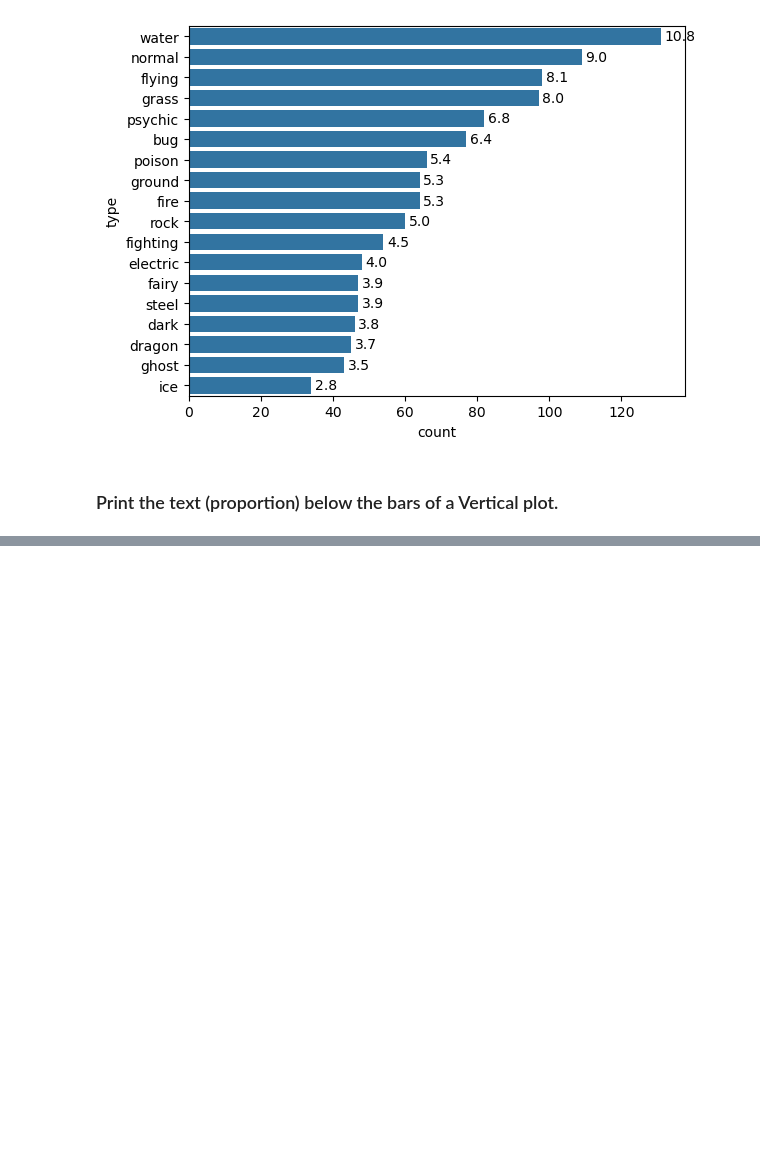
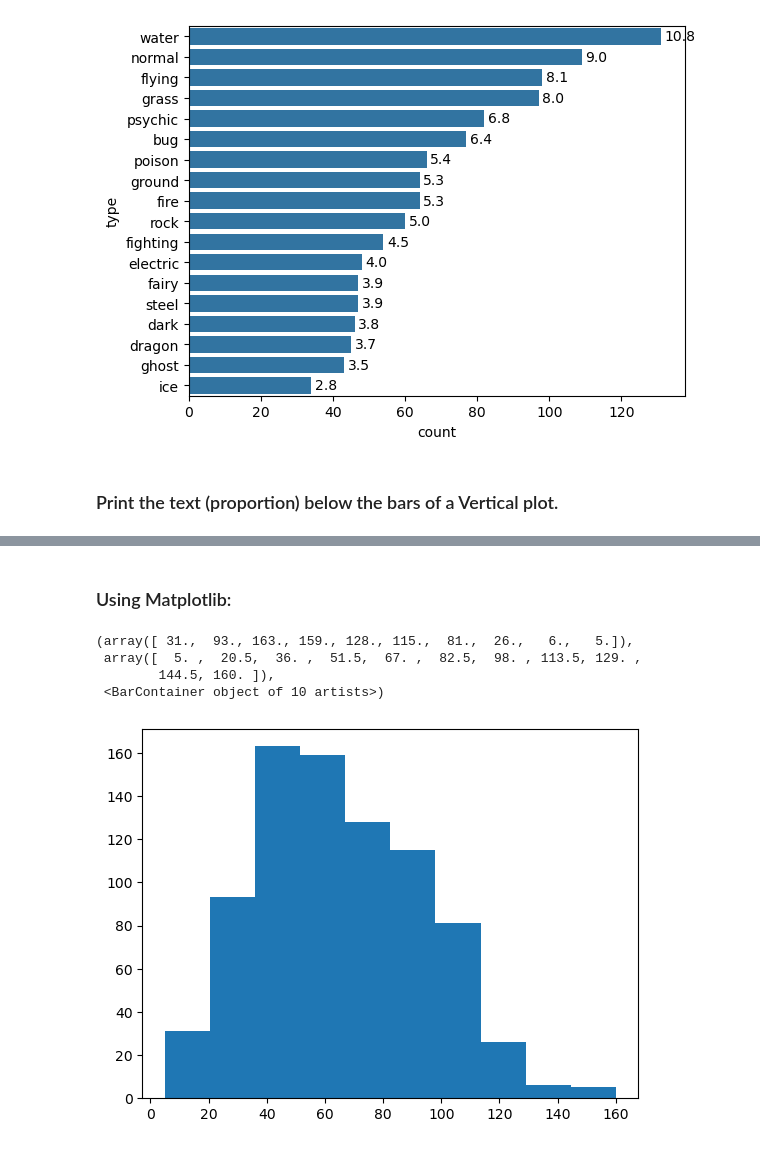
Before and after one commit to sidahmed-faisal/PokemonVis, a Jupyter notebook: Pokemon_Vis.ipynb, the cells around one changed output, grey strips where cells are left out. Drawn from its saved outputs; the diff is of its cells as text; code cells hidden in the pictures; blank space fills up the shorter version.

```diff
--- a/Pokemon_Vis.ipynb
+++ b/Pokemon_Vis.ipynb
@@ -326,0 +343,11 @@ plt.axis('square');
+# %% [markdown]
+### Using Matplotlib:
+# %%
+# intentionally not used a semicolon at the end of the statement below to see the bar-width
+plt.hist(data = pokemon, x = 'speed')
+# %% [output]
+(array([ 31.,  93., 163., 159., 128., 115.,  81.,  26.,   6.,   5.]),
+ array([  5. ,  20.5,  36. ,  51.5,  67. ,  82.5,  98. , 113.5, 129. ,
+        144.5, 160. ]),
+ <BarContainer object of 10 artists>)
+[figure, added]
```
Also changed, not shown: parts of 29 cells of this notebook, 5 other files.
